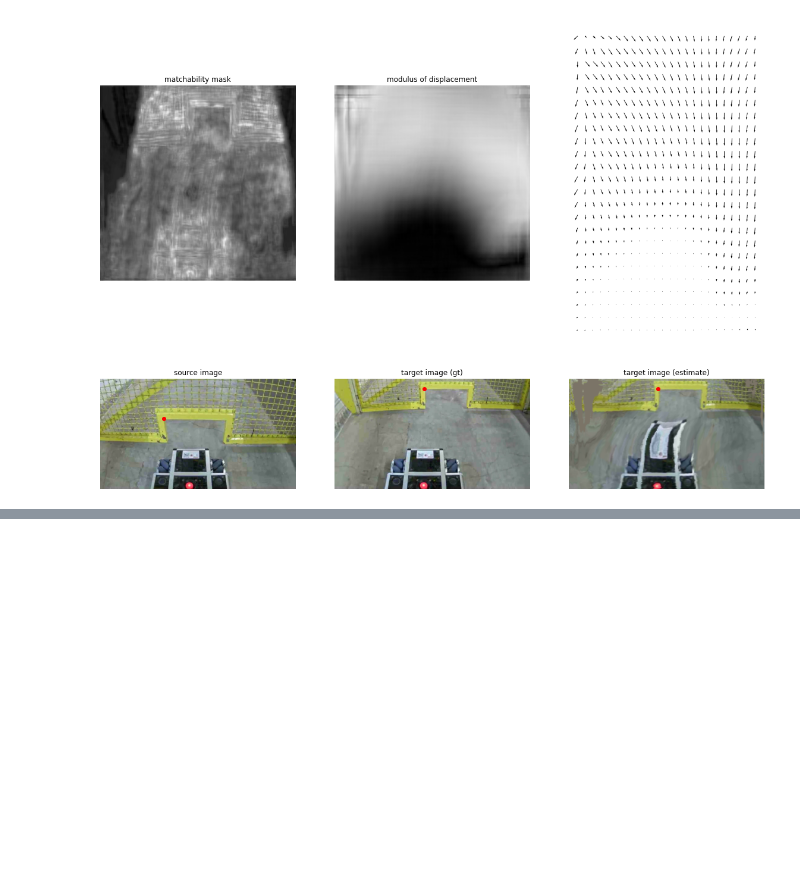
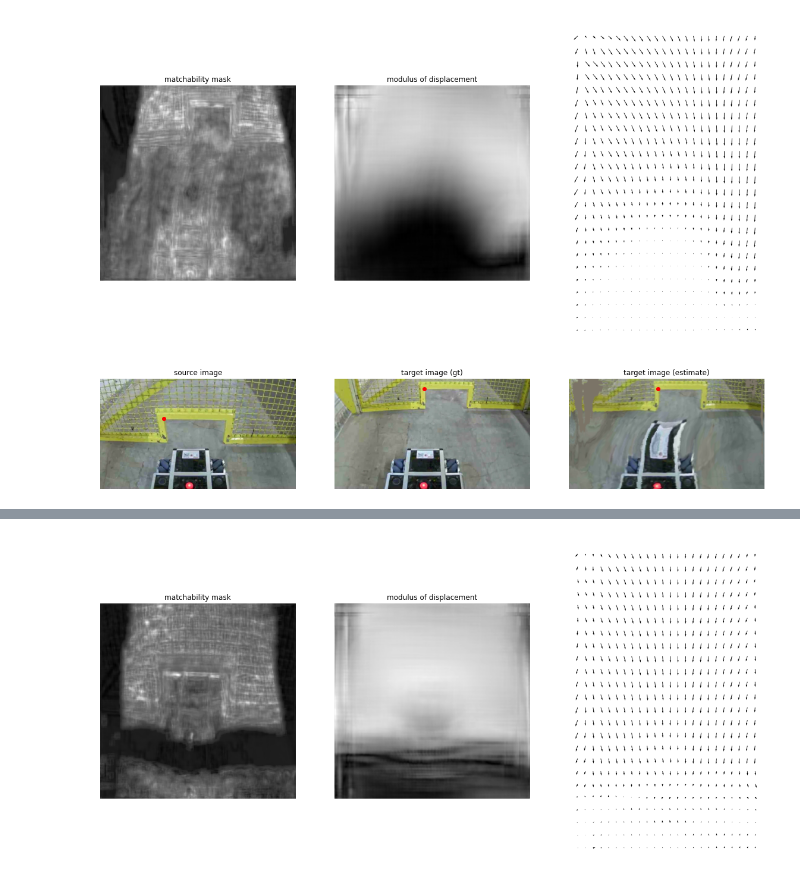
Before and after one commit to RobInLabUJI/DGC-Net, a Jupyter notebook: dgc_vision.ipynb, the cells around one changed output, grey strips where cells are left out. Saved outputs shown, nothing was run; the diff lists cells and outputs as text; code cells hidden in the pictures; blank space fills up the shorter version.

Commit message:
Threshold matchability

```diff
--- a/dgc_vision.ipynb
+++ b/dgc_vision.ipynb
@@ -65,0 +90,13 @@ ax3.axis('off'); ax3.set_title('target image (estimate)');
+# %%
+match_mask = dgc.getMatchabilityMask()
+flow = dgc.getFlow()
+
+plt.figure()
+ax1 = plt.subplot(1, 3, 1)
+ax1.imshow(match_mask, cmap='gray'); ax1.axis('off'); ax1.set_title('matchability mask');
+ax2 = plt.subplot(1, 3, 2)
+ax2.imshow(np.linalg.norm(flow,axis=2),cmap='gray'); ax2.axis('off'); ax2.set_title('modulus of displacement');
+ax3 = plt.subplot(1, 3, 3)
+ax3.quiver(flow[::10,::10,0],flow[::10,::10,1]); ax3.axis('off'); ax3.invert_yaxis();
+# %% [output]
+[figure, added]
```
Also changed, not shown: parts of 4 cells of this notebook, 1 other file.
